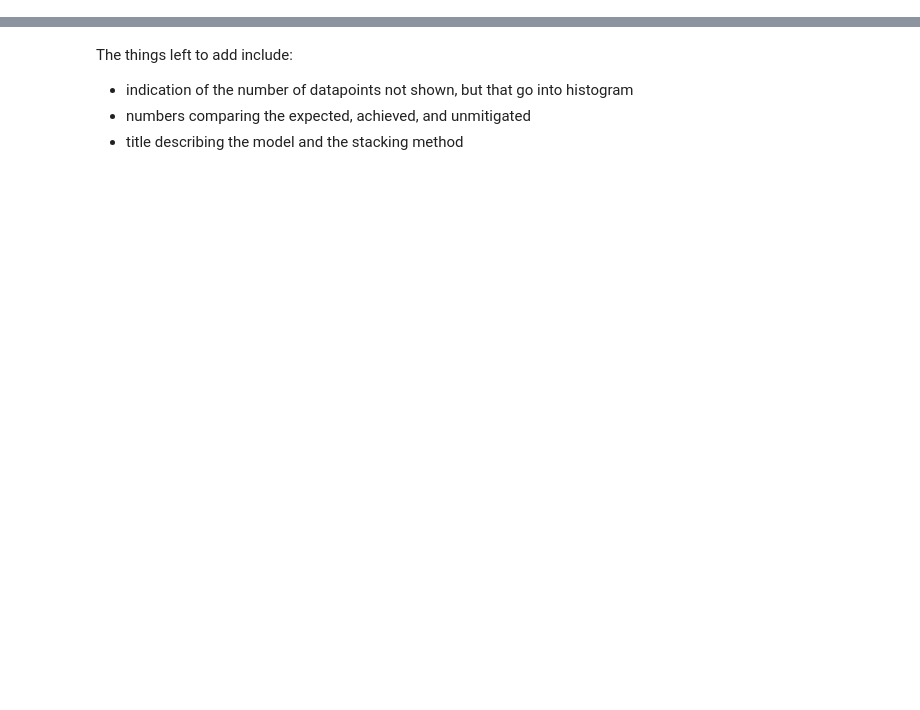
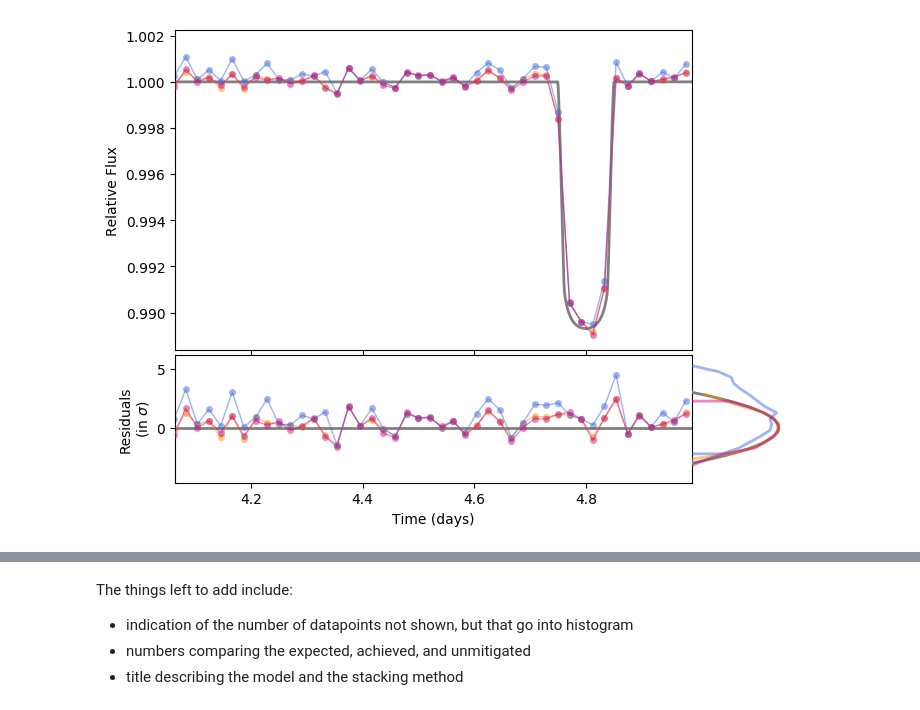
Before and after one commit to zkbt/tess-zap, a Jupyter notebook: notebooks/test.ipynb, the cells around one changed output, grey strips where cells are left out. Saved outputs shown, nothing was run; the diff lists cells and outputs as text; code cells hidden in the pictures; blank space fills up the shorter version.

```diff
--- a/notebooks/test.ipynb
+++ b/notebooks/test.ipynb
@@ -16,0 +19,4 @@ t.plot(xlim=[-.5, 0.5])
+# %%
+t.movie()
+# %% [output]
+[figure, added]
```
Also changed, not shown: parts of 8 cells of this notebook, 8 other files.
